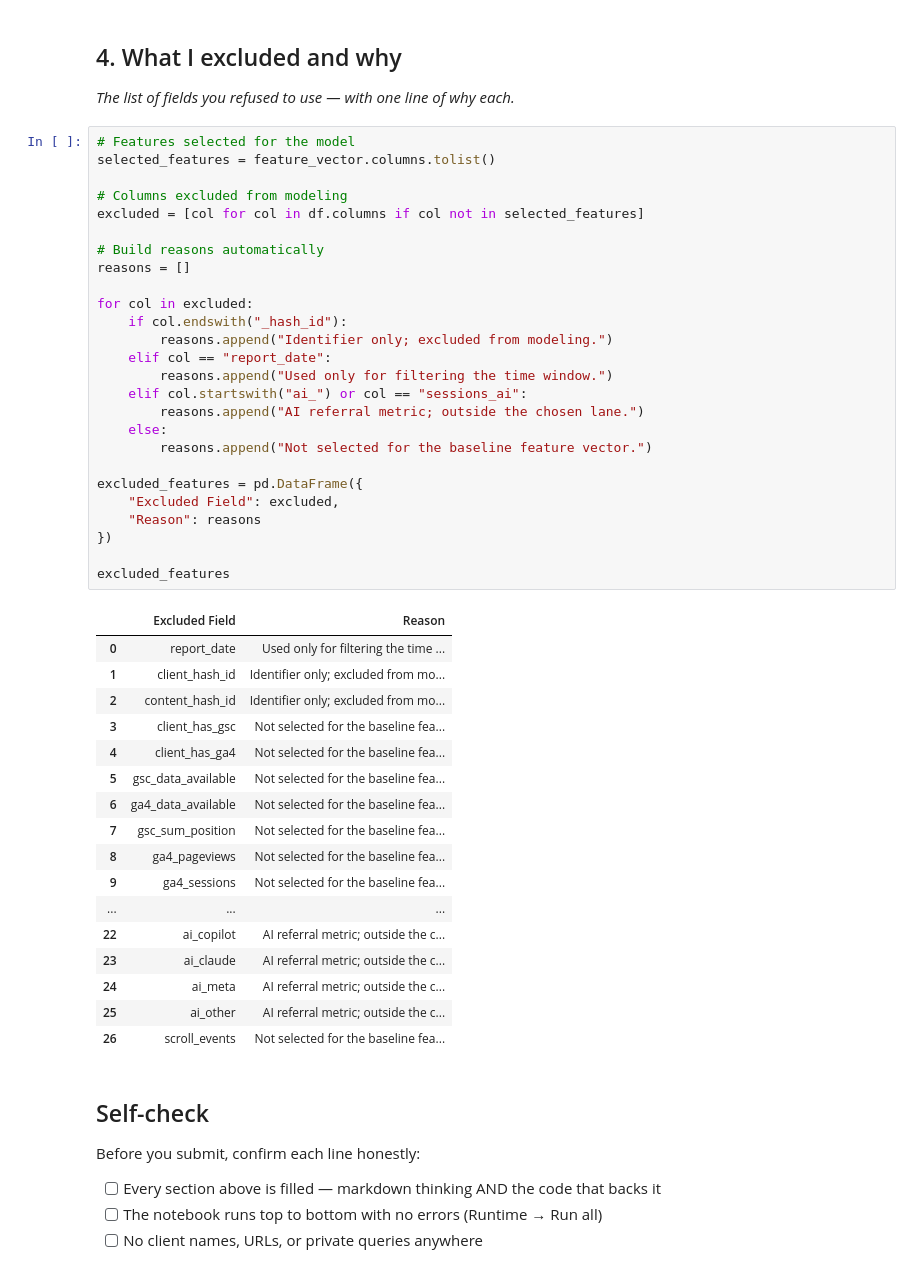
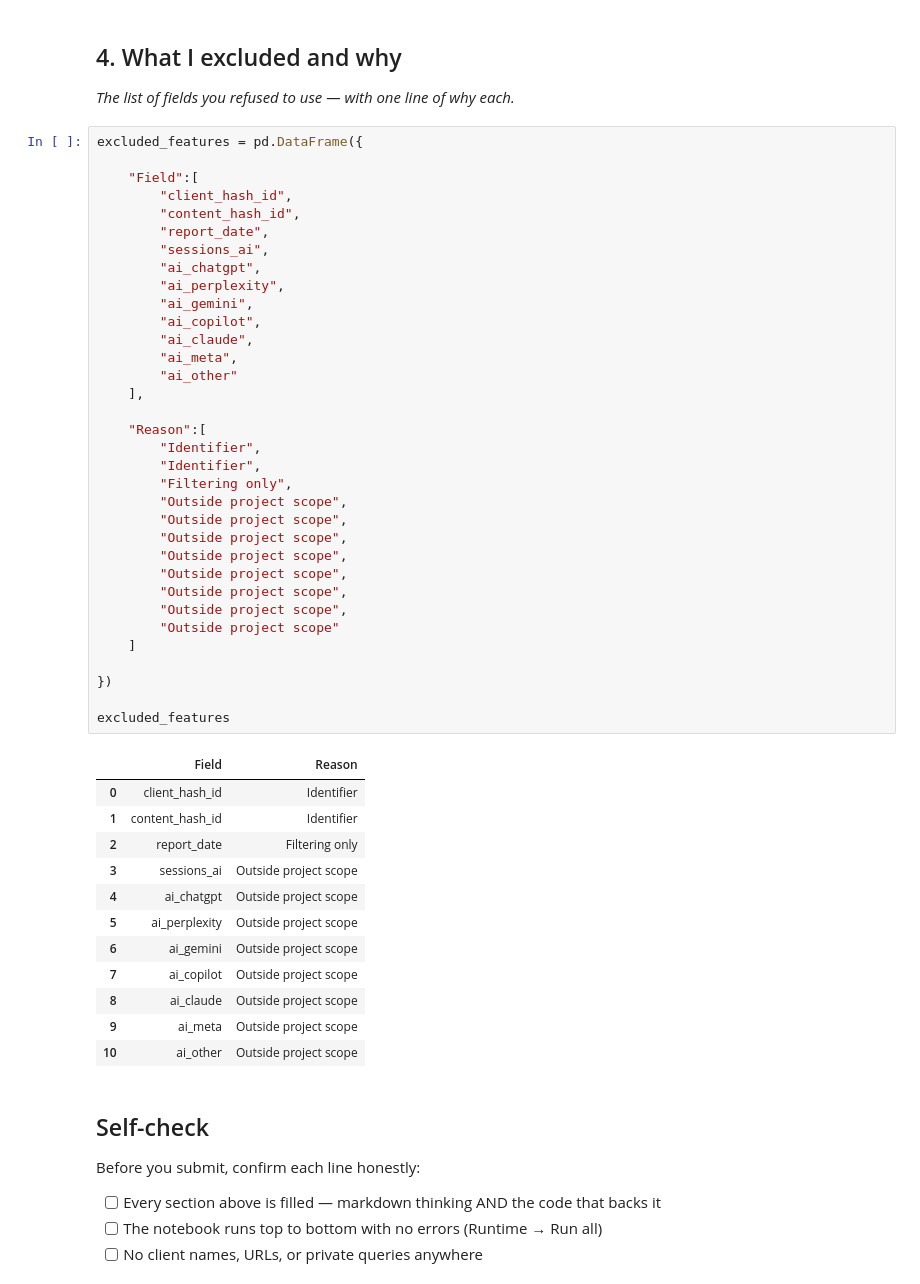
Before and after one commit to hapepaAhmed/my-capstone-project, a Jupyter notebook: work/notebooks/w03_feature_leakage_check.ipynb, the cells around one changed output. Cells and saved outputs as stored; diff of their text form.

```diff
--- a/work/notebooks/w03_feature_leakage_check.ipynb
+++ b/work/notebooks/w03_feature_leakage_check.ipynb
@@ -302,49 +316,52 @@ None
 
 *The list of fields you refused to use — with one line of why each.*
 # %%
-# Features selected for the model
-selected_features = feature_vector.columns.tolist()
+excluded_features = pd.DataFrame({
 
-# Columns excluded from modeling
-excluded = [col for col in df.columns if col not in selected_features]
+    "Field":[
+        "client_hash_id",
+        "content_hash_id",
+        "report_date",
+        "sessions_ai",
+        "ai_chatgpt",
+        "ai_perplexity",
+        "ai_gemini",
+        "ai_copilot",
+        "ai_claude",
+        "ai_meta",
+        "ai_other"
+    ],
 
-# Build reasons automatically
-reasons = []
+    "Reason":[
+        "Identifier",
+        "Identifier",
+        "Filtering only",
+        "Outside project scope",
+        "Outside project scope",
+        "Outside project scope",
+        "Outside project scope",
+        "Outside project scope",
+        "Outside project scope",
+        "Outside project scope",
+        "Outside project scope"
+    ]
 
-for col in excluded:
-    if col.endswith("_hash_id"):
-        reasons.append("Identifier only; excluded from modeling.")
-    elif col == "report_date":
-        reasons.append("Used only for filtering the time window.")
-    elif col.startswith("ai_") or col == "sessions_ai":
-        reasons.append("AI referral metric; outside the chosen lane.")
-    else:
-        reasons.append("Not selected for the baseline feature vector.")
-
-excluded_features = pd.DataFrame({
-    "Excluded Field": excluded,
-    "Reason": reasons
 })
 
 excluded_features
 # %% [output]
-|  | Excluded Field | Reason |
-| 0 | report_date | Used only for filtering the time ... |
-| 1 | client_hash_id | Identifier only; excluded from mo... |
-| 2 | content_hash_id | Identifier only; excluded from mo... |
-| 3 | client_has_gsc | Not selected for the baseline fea... |
-| 4 | client_has_ga4 | Not selected for the baseline fea... |
-| 5 | gsc_data_available | Not selected for the baseline fea... |
-| 6 | ga4_data_available | Not selected for the baseline fea... |
-| 7 | gsc_sum_position | Not selected for the baseline fea... |
-| 8 | ga4_pageviews | Not selected for the baseline fea... |
-| 9 | ga4_sessions | Not selected for the baseline fea... |
-| ... | ... | ... |
-| 22 | ai_copilot | AI referral metric; outside the c... |
-| 23 | ai_claude | AI referral metric; outside the c... |
-| 24 | ai_meta | AI referral metric; outside the c... |
-| 25 | ai_other | AI referral metric; outside the c... |
-| 26 | scroll_events | Not selected for the baseline fea... |
+|  | Field | Reason |
+| 0 | client_hash_id | Identifier |
+| 1 | content_hash_id | Identifier |
+| 2 | report_date | Filtering only |
+| 3 | sessions_ai | Outside project scope |
+| 4 | ai_chatgpt | Outside project scope |
+| 5 | ai_perplexity | Outside project scope |
+| 6 | ai_gemini | Outside project scope |
+| 7 | ai_copilot | Outside project scope |
+| 8 | ai_claude | Outside project scope |
+| 9 | ai_meta | Outside project scope |
+| 10 | ai_other | Outside project scope |
 # %% [markdown]
 ## Self-check
 
```
Also changed, not shown: parts of 12 cells of this notebook.
